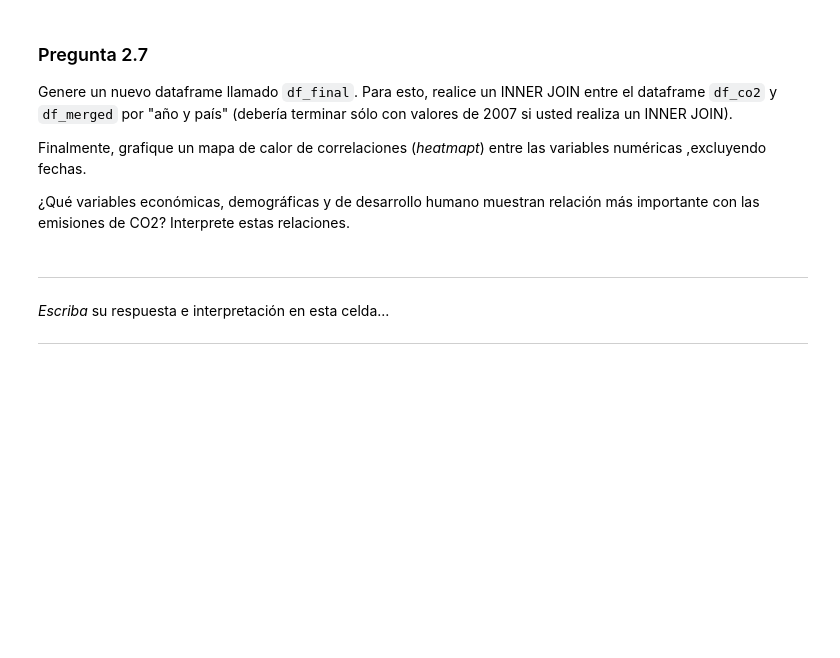
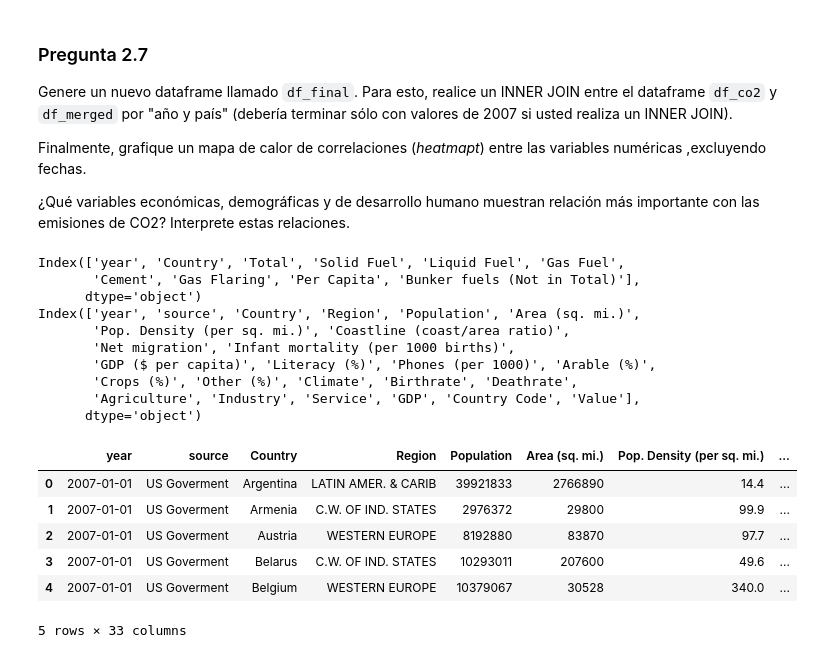
Before and after one commit to Nacho0611/Tarea1ML, a Jupyter notebook: Tarea_1.ipynb, the cells around one changed output. Drawn from its saved outputs; the diff is of its cells as text; code cells hidden in the pictures; blank space fills up the shorter version.

```diff
--- a/Tarea_1.ipynb
+++ b/Tarea_1.ipynb
@@ -1064,12 +1061,34 @@ Genere un nuevo dataframe llamado `df_final`. Para esto, realice un INNER JOIN e
 Finalmente, grafique un mapa de calor de correlaciones (_heatmapt_) entre las variables numéricas ,excluyendo fechas.
 
 ¿Qué variables económicas, demográficas y de desarrollo humano muestran relación más importante con las emisiones de CO2? Interprete estas relaciones.
-# %% [markdown]
----
-
-
-*Escriba* su respuesta e interpretación en esta celda...
-
-
-
----
+# %%
+print(df_co2.columns)
+print(df_merged.columns)
+
+df_co2.rename(columns={'Year': 'year'}, inplace=True)
+df_merged.rename(columns={'date': 'year'}, inplace=True)
+
+df_co2['year'] = pd.to_datetime(df_co2['year'], format='%Y')
+df_merged['year'] = pd.to_datetime(df_merged['year'], format='%Y')
+
+df_final = pd.merge(df_merged, df_co2, on=['Country', 'year'], how='inner')
+
+df_final.head()
+# %% [output]
+Index(['year', 'Country', 'Total', 'Solid Fuel', 'Liquid Fuel', 'Gas Fuel',
+       'Cement', 'Gas Flaring', 'Per Capita', 'Bunker fuels (Not in Total)'],
+      dtype='object')
+Index(['year', 'source', 'Country', 'Region', 'Population', 'Area (sq. mi.)',
+       'Pop. Density (per sq. mi.)', 'Coastline (coast/area ratio)',
+       'Net migration', 'Infant mortality (per 1000 births)',
+       'GDP ($ per capita)', 'Literacy (%)', 'Phones (per 1000)', 'Arable (%)',
+       'Crops (%)', 'Other (%)', 'Climate', 'Birthrate', 'Deathrate',
+       'Agriculture', 'Industry', 'Service', 'GDP', 'Country Code', 'Value'],
+      dtype='object')
+|  | year | source | Country | Region | Population | Area (sq. mi.) | Pop. Density (per sq. mi.) | ... |
+| 0 | 2007-01-01 | US Goverment | Argentina | LATIN AMER. & CARIB | 39921833 | 2766890 | 14.4 | ... |
+| 1 | 2007-01-01 | US Goverment | Armenia | C.W. OF IND. STATES | 2976372 | 29800 | 99.9 | ... |
+| 2 | 2007-01-01 | US Goverment | Austria | WESTERN EUROPE | 8192880 | 83870 | 97.7 | ... |
+| 3 | 2007-01-01 | US Goverment | Belarus | C.W. OF IND. STATES | 10293011 | 207600 | 49.6 | ... |
+| 4 | 2007-01-01 | US Goverment | Belgium | WESTERN EUROPE | 10379067 | 30528 | 340.0 | ... |
+5 rows × 33 columns
```
Also changed, not shown: parts of 5 cells of this notebook.
